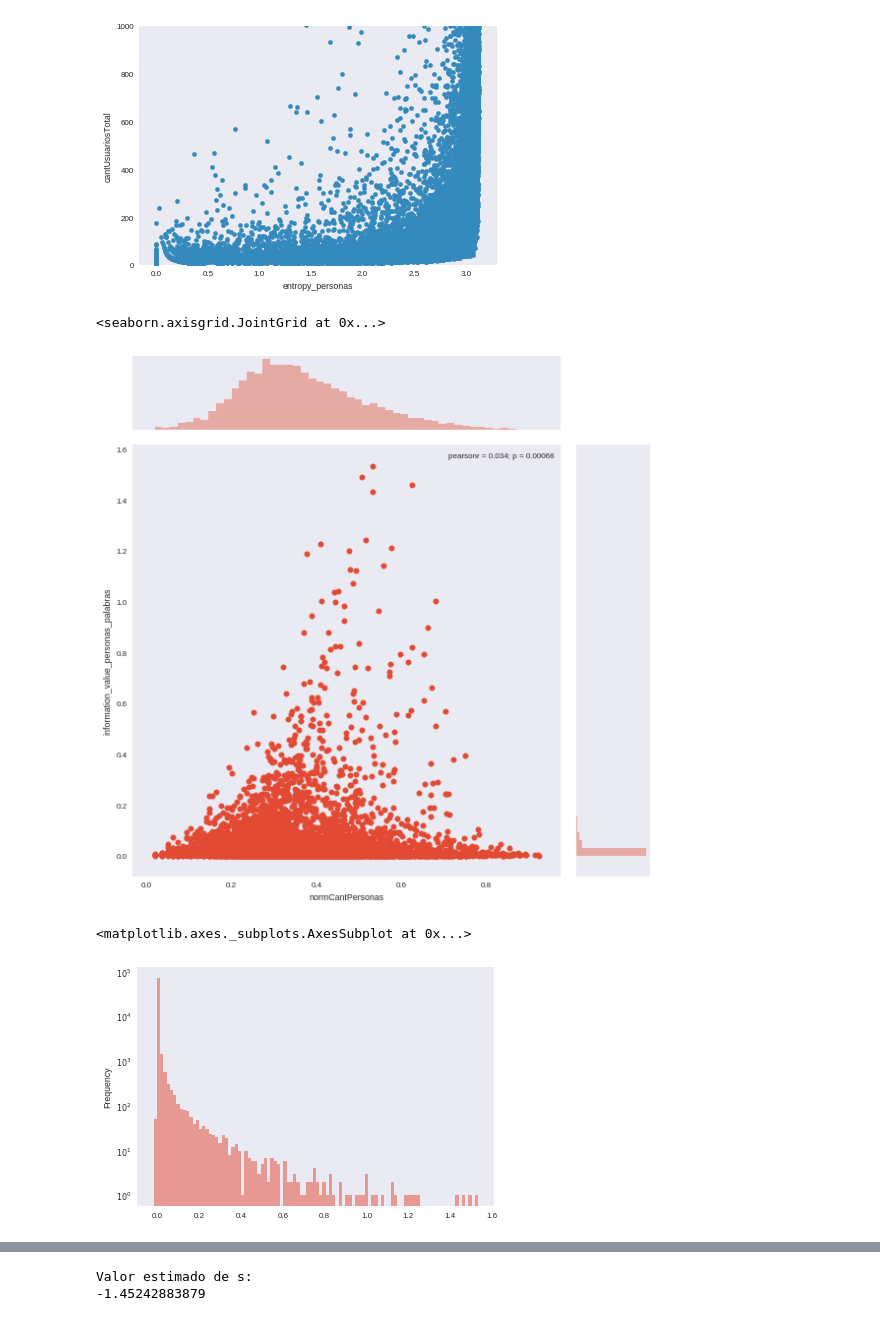
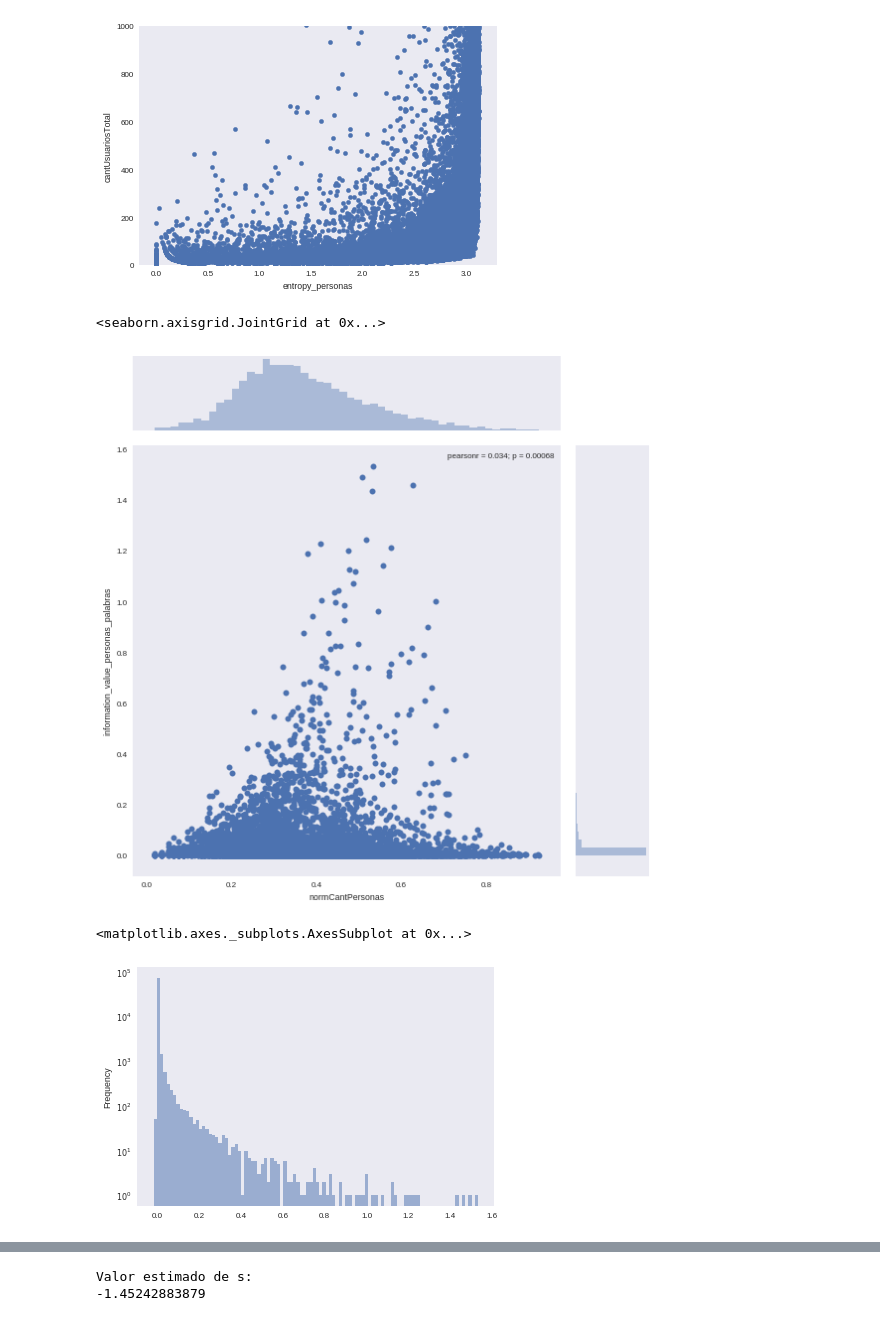
Before and after one commit to daleman/tesis, a Jupyter notebook: notebooks/graficos.ipynb, the cells around one changed output, grey strips where cells are left out. Saved outputs shown, nothing was run; the diff lists cells and outputs as text; code cells hidden in the pictures.

```diff
--- a/notebooks/graficos.ipynb
+++ b/notebooks/graficos.ipynb
@@ -12,6 +12,10 @@ import matplotlib.pyplot as plt
 import seaborn as sns
 # plt.style.available
 plt.style.use('seaborn-whitegrid')
+def set_style():
+    plt.style.use(['seaborn-white', 'seaborn-paper'])
+    plt.rc("font", family="Times New Roman")
+set_style()
 
 pd.set_option('display.max_rows', 500)
 relativePathImages = '../latex/src/images/'
@@ -75,16 +76,16 @@ df.plot.scatter(x="entropy_personas", y="cantUsuariosTotal", ylim=[0, 1000])
 <matplotlib.axes._subplots.AxesSubplot at 0x...>
 [figure]
 # %%
-sns.set_context('paper')
+sns.set_style(style='dark')
 sns.jointplot(kind='scatter',x="normCantPersonas", y="information_value_personas_palabras",data=df.iloc[:10000],size=8)
 # %% [output]
 <seaborn.axisgrid.JointGrid at 0x...>
-[figure, old version]
+[figure, new version]
 # %%
 df.information_value_personas_palabras.plot(kind='hist',bins=100,logy=True,alpha=0.5)
 # %% [output]
 <matplotlib.axes._subplots.AxesSubplot at 0x...>
-[figure, old version]
+[figure, new version]
 # %%
 ax = df.cantPalabra.sort_values(ascending=False).plot(y='cantPalabra',x=range(len(df.cantPalabra)),logy=True,logx=True)
 ax.set_xlabel= range(len(df.cantPalabra))
```
Also changed, not shown: parts of 26 cells of this notebook, 4 other files.
